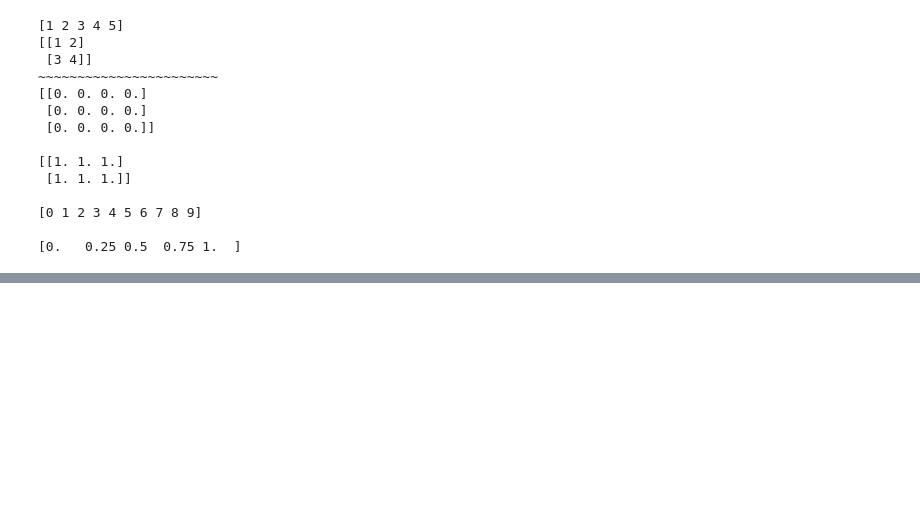
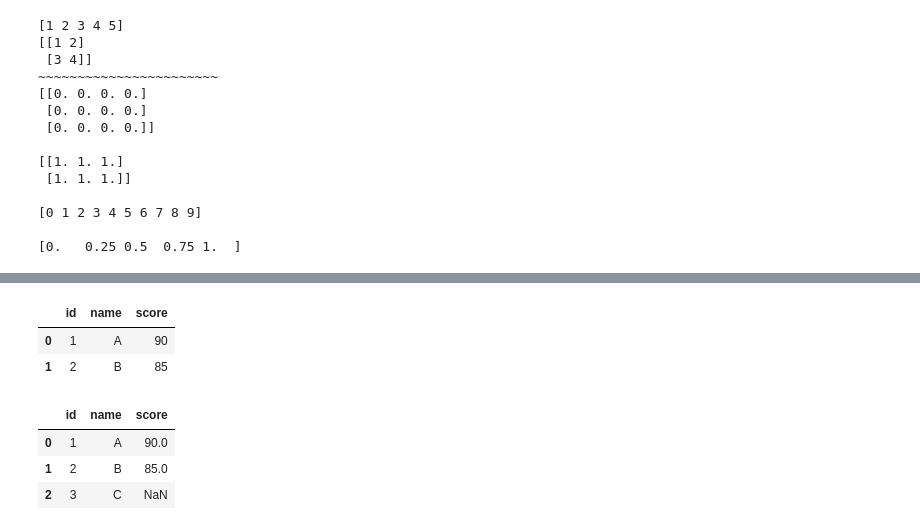
Before and after one commit to zhanghuile069-jpg/weekly-learning, a Jupyter notebook: week1/week01.ipynb, the cells around one changed output, grey strips where cells are left out. Saved outputs shown, nothing was run; the diff lists cells and outputs as text; code cells hidden in the pictures; blank space fills up the shorter version.

```diff
--- a/week1/week01.ipynb
+++ b/week1/week01.ipynb
@@ -319,0 +841,16 @@ print(arr.dtype)  #数据类型
+# %%
+# merge —— 类似 SQL 的 JOIN
+left = pd.DataFrame({"id": [1, 2, 3], "name": ["A", "B", "C"]})
+right = pd.DataFrame({"id": [1, 2, 4], "score": [90, 85, 95]})
+pd.merge(left, right, on="id", how="inner")  # 内连接
+# %% [output]
+|  | id | name | score |
+| 0 | 1 | A | 90 |
+| 1 | 2 | B | 85 |
+# %%
+pd.merge(left, right, on="id", how="left")   # 左连接
+# %% [output]
+|  | id | name | score |
+| 0 | 1 | A | 90.0 |
+| 1 | 2 | B | 85.0 |
+| 2 | 3 | C | NaN |
```
Also changed, not shown: parts of 44 cells of this notebook, 6 other files.
